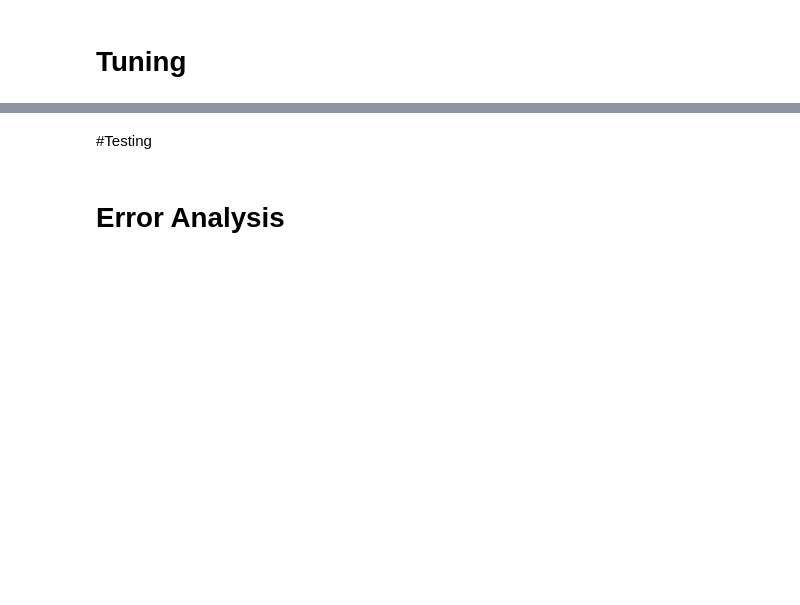
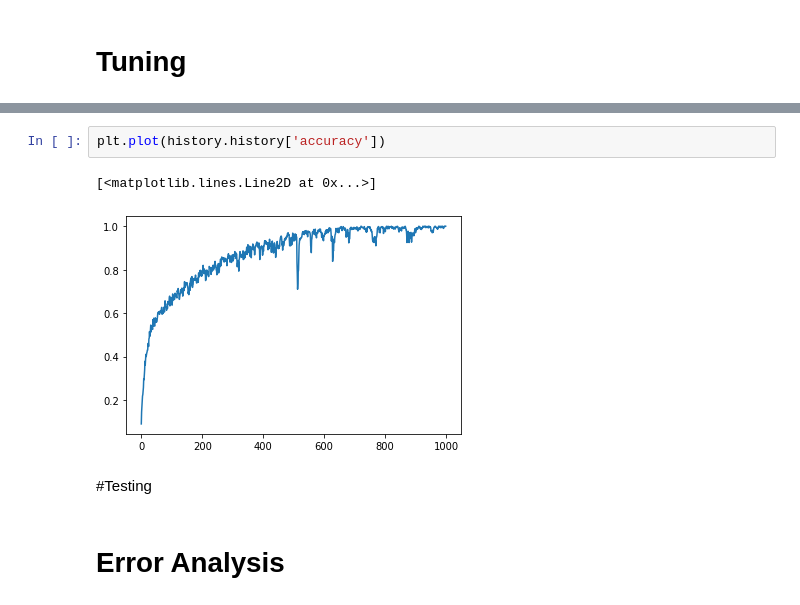
Before and after one commit to ads-ayaz/ml-playbook, a Jupyter notebook: 20200611_Music_classification_SCRATCH.ipynb, the cells around one changed output, grey strips where cells are left out. Drawn from its saved outputs; the diff is of its cells as text; blank space fills up the shorter version.

```diff
--- a/20200611_Music_classification_SCRATCH.ipynb
+++ b/20200611_Music_classification_SCRATCH.ipynb
@@ -123,3 +302,8 @@ n, m
+# %%
+plt.plot(history.history['accuracy'])
+# %% [output]
+[<matplotlib.lines.Line2D at 0x...>]
+[figure, added]
 # %% [markdown]
 #Testing
 # %% [markdown]
```
Also changed, not shown: parts of 21 cells of this notebook.
